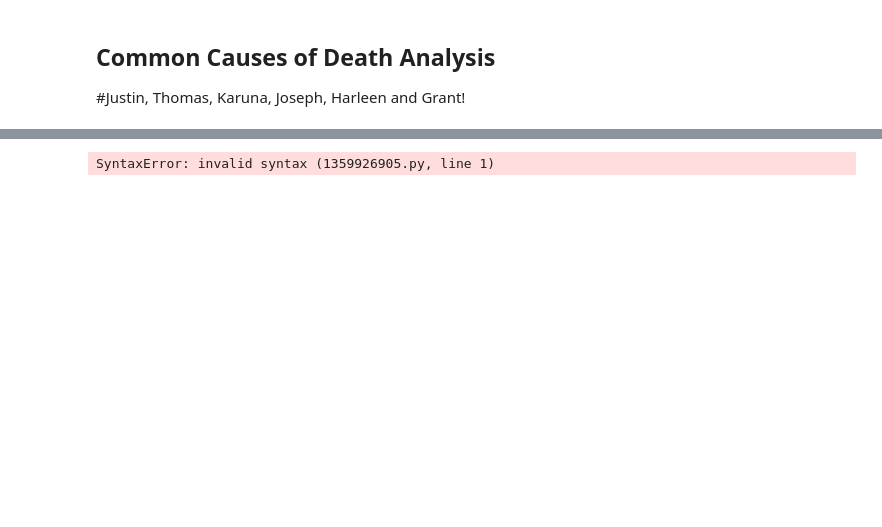
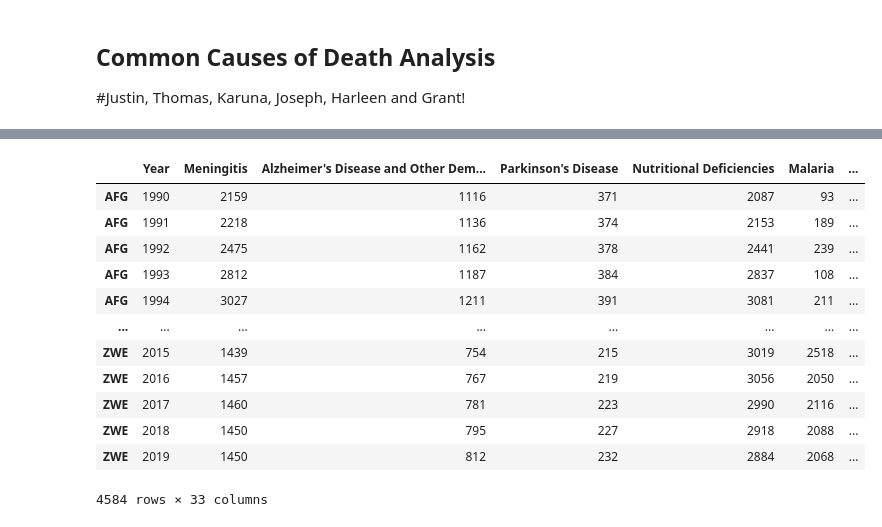
Before and after one commit to thomasjngo/Cause-of-Death-Analysis, a Jupyter notebook: Cause of Death Analysis/CommonCausesofDeath.ipynb, the cells around one changed output, grey strips where cells are left out. Drawn from its saved outputs; the diff is of its cells as text; code cells hidden in the pictures; blank space fills up the shorter version.

Commit message:
added some new dataframes that will be usefull

```diff
--- a/Cause of Death Analysis/CommonCausesofDeath.ipynb
+++ b/Cause of Death Analysis/CommonCausesofDeath.ipynb
@@ -23,17 +23,23 @@ pop_data_df['Year'] =pop_data_df['Year'].astype(str)
 #rename columns for merge
 Aid_df = Aid_df.rename(columns = {'Country Code' : 'Code',
                                  'Fiscal Year' : 'Year',
-                                 'Country Name' : 'Country/Territory'})
-Aid_df
+                                 'Country Name' : 'Country/Territory',
+                                 'current_amount':'Current Amount of Aid Given by US ($USD)',
+                                  'constant_amount':'Constant Amount of Aid Given by US ($USD)',
+                                 'Income Group Name':'Country Income Category'})
+
 #obligation only transactoin type
 Aid_df=Aid_df.loc[(Aid_df['Transaction Type Name']== 'Obligations')]
+#Filtering aid_df
+Aid_df=Aid_df[['Year','Country/Territory','Code','Country Income Category','Current Amount of Aid Given by US ($USD)','Constant Amount of Aid Given by US ($USD)']]
+
 
 #merging
 Cause_aid_df = Cause_df.merge(Aid_df, on = ['Code', 'Year', 'Country/Territory'])
+
 Cause_aid_df.head()
 cause_aid_pop_df=Cause_aid_df.merge(pop_data_df,on=['Code','Year'])
 
-cause_aid_pop_df.to_csv('Resources/Output.csv')
+cause_aid_pop_df.to_csv('Resources/cause_aid_pop.csv')
 cause_aid_pop_df.head()
-cause_aid_pop_df.columns
 # %% [output]
@@ -92,0 +200,33 @@ dtype: int64
+# %%
+#making a df for deaths per capita
+per_capita_death_df=cause_aid_pop_df[['Code','Year','Meningitis',
+       "Alzheimer's Disease and Other Dementias", "Parkinson's Disease",
+       'Nutritional Deficiencies', 'Malaria', 'Drowning',
+       'Interpersonal Violence', 'Maternal Disorders', 'HIV/AIDS',
+       'Drug Use Disorders', 'Tuberculosis', 'Cardiovascular Diseases',
+       'Lower Respiratory Infections', 'Neonatal Disorders',
+       'Alcohol Use Disorders', 'Self-harm', 'Exposure to Forces of Nature',
+       'Diarrheal Diseases', 'Environmental Heat and Cold Exposure',
+       'Neoplasms', 'Conflict and Terrorism', 'Diabetes Mellitus',
+       'Chronic Kidney Disease', 'Poisonings', 'Protein-Energy Malnutrition',
+       'Road Injuries', 'Chronic Respiratory Diseases',
+       'Cirrhosis and Other Chronic Liver Diseases', 'Digestive Diseases',
+       'Fire, Heat, and Hot Substances', 'Acute Hepatitis','Population']].set_index('Code')
+per_capita_death_df.index.name= None
+#need to itterate over the columns and divide each death column by the population i would assume its some sort of for loop
+# per_capita_death_df['Meningitis Death per Capita']=per_capita_death_df['Meningitis']/per_capita_death_df['Population']
+display(per_capita_death_df)
+# %% [output]
+|  | Year | Meningitis | Alzheimer's Disease and Other Dem... | Parkinson's Disease | Nutritional Deficiencies | Malaria | ... |
+| AFG | 1990 | 2159 | 1116 | 371 | 2087 | 93 | ... |
+| AFG | 1991 | 2218 | 1136 | 374 | 2153 | 189 | ... |
+| AFG | 1992 | 2475 | 1162 | 378 | 2441 | 239 | ... |
+| AFG | 1993 | 2812 | 1187 | 384 | 2837 | 108 | ... |
+| AFG | 1994 | 3027 | 1211 | 391 | 3081 | 211 | ... |
+| ... | ... | ... | ... | ... | ... | ... | ... |
+| ZWE | 2015 | 1439 | 754 | 215 | 3019 | 2518 | ... |
+| ZWE | 2016 | 1457 | 767 | 219 | 3056 | 2050 | ... |
+| ZWE | 2017 | 1460 | 781 | 223 | 2990 | 2116 | ... |
+| ZWE | 2018 | 1450 | 795 | 227 | 2918 | 2088 | ... |
+| ZWE | 2019 | 1450 | 812 | 232 | 2884 | 2068 | ... |
+4584 rows × 33 columns
@@ -101,13 +249,11 @@ dtype: int64
 # Histogram to scale most prevalent causes of death
 # Box plot looking at variance
 # %%
-	-
+
 # Where are those most common causes occurring (maybe just look at a few?)
 # Geoapify graph?
 # Most comm
 #  Bar plot,
-# %% [output]
-SyntaxError: invalid syntax (1359926905.py, line 1)
 # %%
 
 # How does a certain disease/cause of death trend year over year?
```
Also changed, not shown: parts of 10 cells of this notebook, 1 other file.
